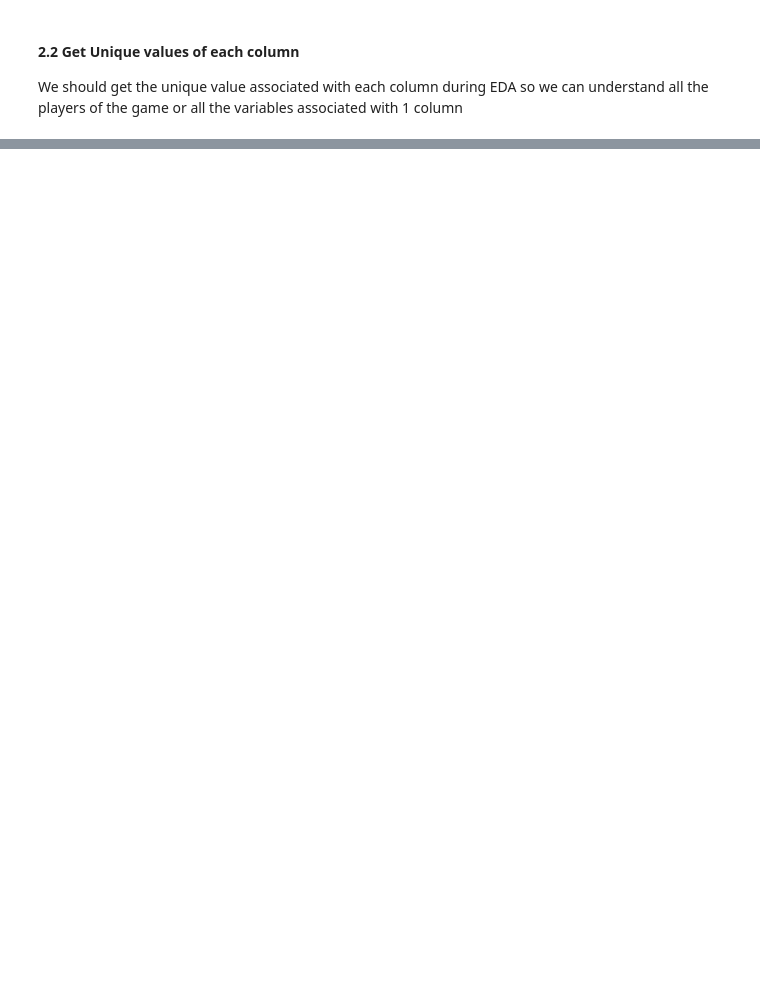
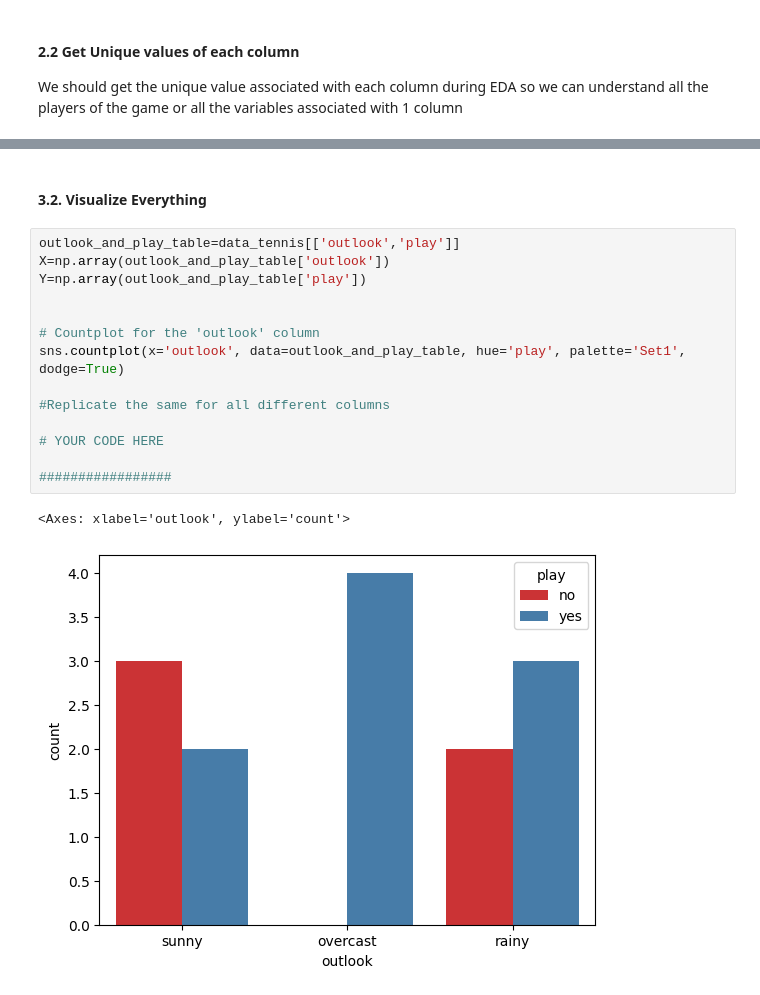
Before and after one commit to Siddhant128-bit/Kings_College_AI_Training, a Jupyter notebook: 1.EDA_Basics/eda_basics.ipynb, the cells around one changed output, grey strips where cells are left out. Saved outputs shown, nothing was run; the diff lists cells and outputs as text; blank space fills up the shorter version.

```diff
--- a/1.EDA_Basics/eda_basics.ipynb
+++ b/1.EDA_Basics/eda_basics.ipynb
@@ -134,0 +269,19 @@ display(data_tennis[['outlook','play']])
+# %% [markdown]
+<h4> 3.2. Visualize Everything </h4>
+# %%
+outlook_and_play_table=data_tennis[['outlook','play']]
+X=np.array(outlook_and_play_table['outlook'])
+Y=np.array(outlook_and_play_table['play'])
+
+
+# Countplot for the 'outlook' column
+sns.countplot(x='outlook', data=outlook_and_play_table, hue='play', palette='Set1', dodge=True)
+
+#Replicate the same for all different columns
+
+# YOUR CODE HERE
+
+#################
+# %% [output]
+<Axes: xlabel='outlook', ylabel='count'>
+[figure, added]
```
Also changed, not shown: parts of 13 cells of this notebook, 3 other files.
